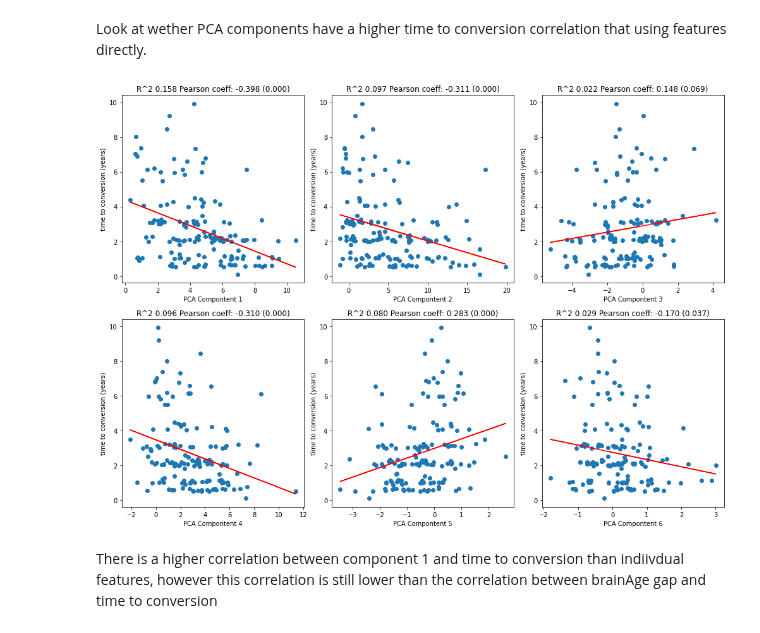
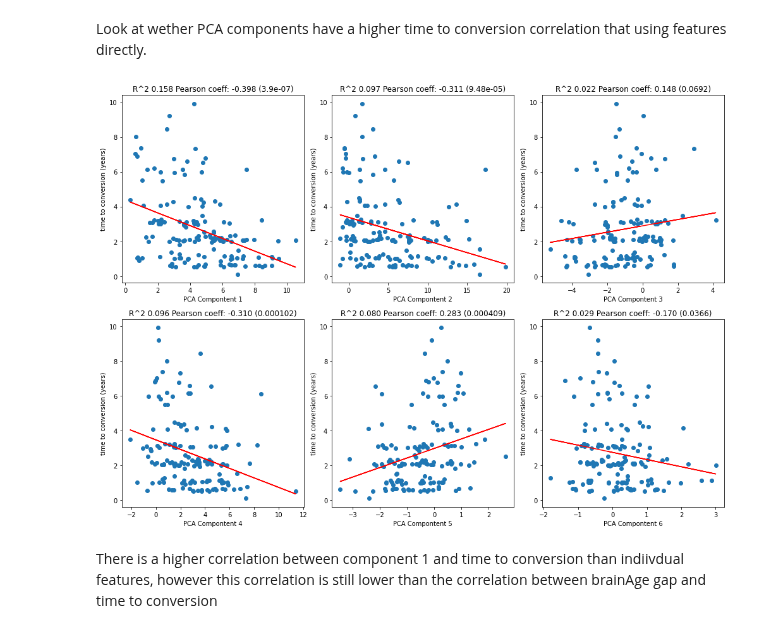
Before and after one commit to JGarciaCondado/ADNIBrainAge, a Jupyter notebook: jupyternotebooks/03-neuropsychBrainAge.ipynb, the cells around one changed output. Drawn from its saved outputs; the diff is of its cells as text; code cells hidden in the pictures.

```diff
--- a/jupyternotebooks/03-neuropsychBrainAge.ipynb
+++ b/jupyternotebooks/03-neuropsychBrainAge.ipynb
@@ -54,8 +54,8 @@ X_test_norm =  transformer.transform(X_test)
 plt.figure(figsize=(10,14))
 for d in range (len(features)):
     plt.subplot(5,3,d+1)
-    plt.scatter(X_train_norm[:,d],Y_train,s=15)
-    pearson_coeff, _ = pearsonr(X_train_norm[:, d], Y_train)
+    plt.scatter(X_train_norm[:,d], Y_train, s=15)
+    pearson_coeff, _ = pearsonr(Y_train, X_train_norm[:, d])
     plt.xlabel('Normalized Scores')
     plt.ylabel('Age (years)')
     plt.xlim([-3.0, 3.0])
@@ -621,33 +621,33 @@ Look at wether PCA components have a higher time to conversion correlation that
 # %%
 # Fit PCA transform
 pca_transform = PCA().fit(X_train_norm)
 X_pmci_norm = transformer.transform(features_mci2ad)
 X_pmci_pca = pca_transform.transform(X_pmci_norm)
 
 # Explore relationship between components and time to conversion
 plt.figure(figsize=(14,10))
 for i in range(X_pmci_pca.shape[1]):
     plt.subplot(2, 3, i+1)
     feature = X_pmci_pca[:, i]
     LR_mci2ad = LinearRegression()
     LR_mci2ad.fit(feature.reshape(-1, 1), times.reshape(-1, 1))
     predicted_times = LR_mci2ad.predict(feature.reshape(-1, 1))
 
     # predicted values
     plt.plot(feature, predicted_times, color='r')
     plt.scatter(feature, times)
     plt.xlabel('PCA Compontent %d' % int(i+1))
     plt.ylabel('time to conversion (years)')
 
     # add metrics
     r2 = metrics.r2_score(times, predicted_times)
     pearson_coeff, pval = pearsonr(times, feature)
-    plt.title('R^2 %.3f Pearson coeff: %.3f (%.3f)' % (r2, pearson_coeff, pval))
+    plt.title('R^2 %.3f Pearson coeff: %.3f (%.3g)' % (r2, pearson_coeff, pval))
 
 plt.tight_layout()
 plt.show()
 # %% [output]
-[figure, old version]
+[figure, new version]
 # %% [markdown]
 There is a higher correlation between component 1 and time to conversion than indiivdual features, however this correlation is still lower than the correlation between brainAge gap and time to conversion
 # %% [markdown]
```
Also changed, not shown: parts of 1 cell of this notebook, 2 other files.
